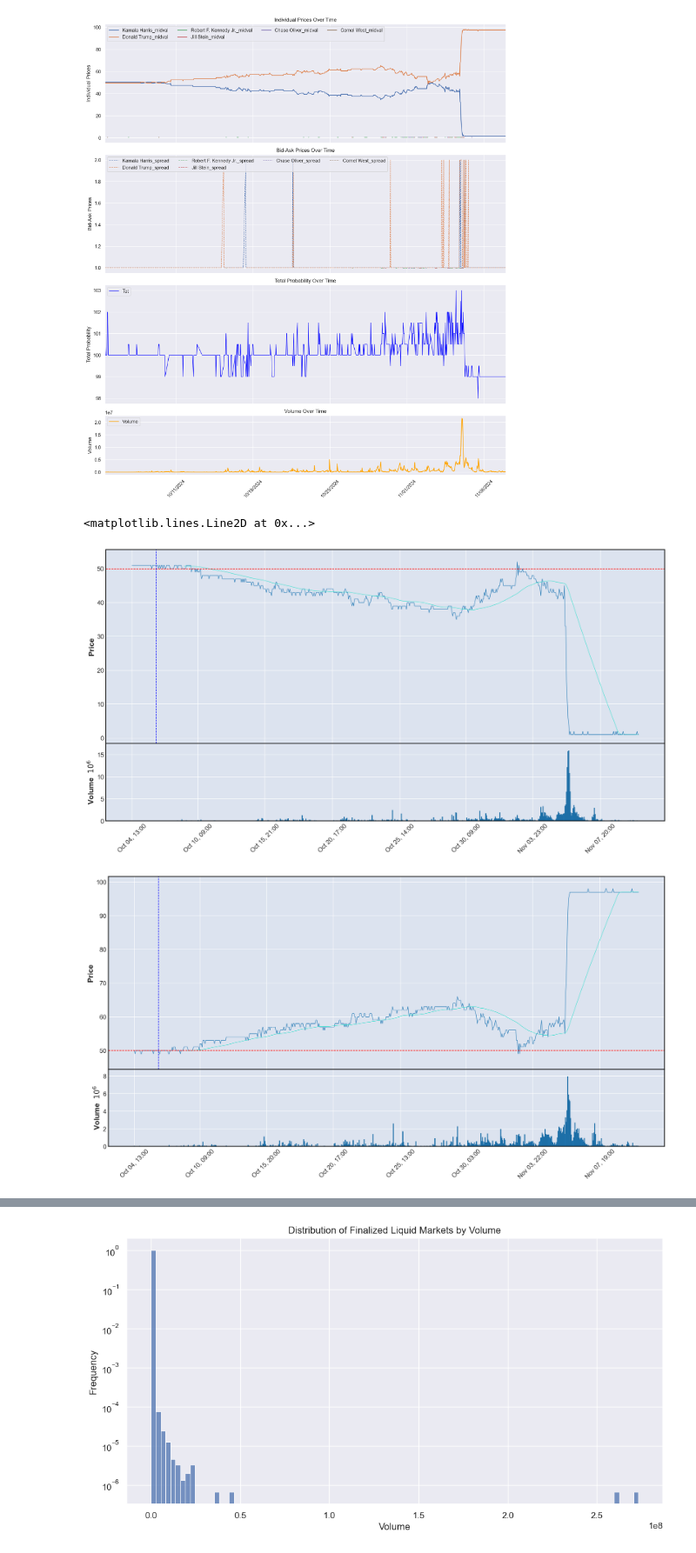
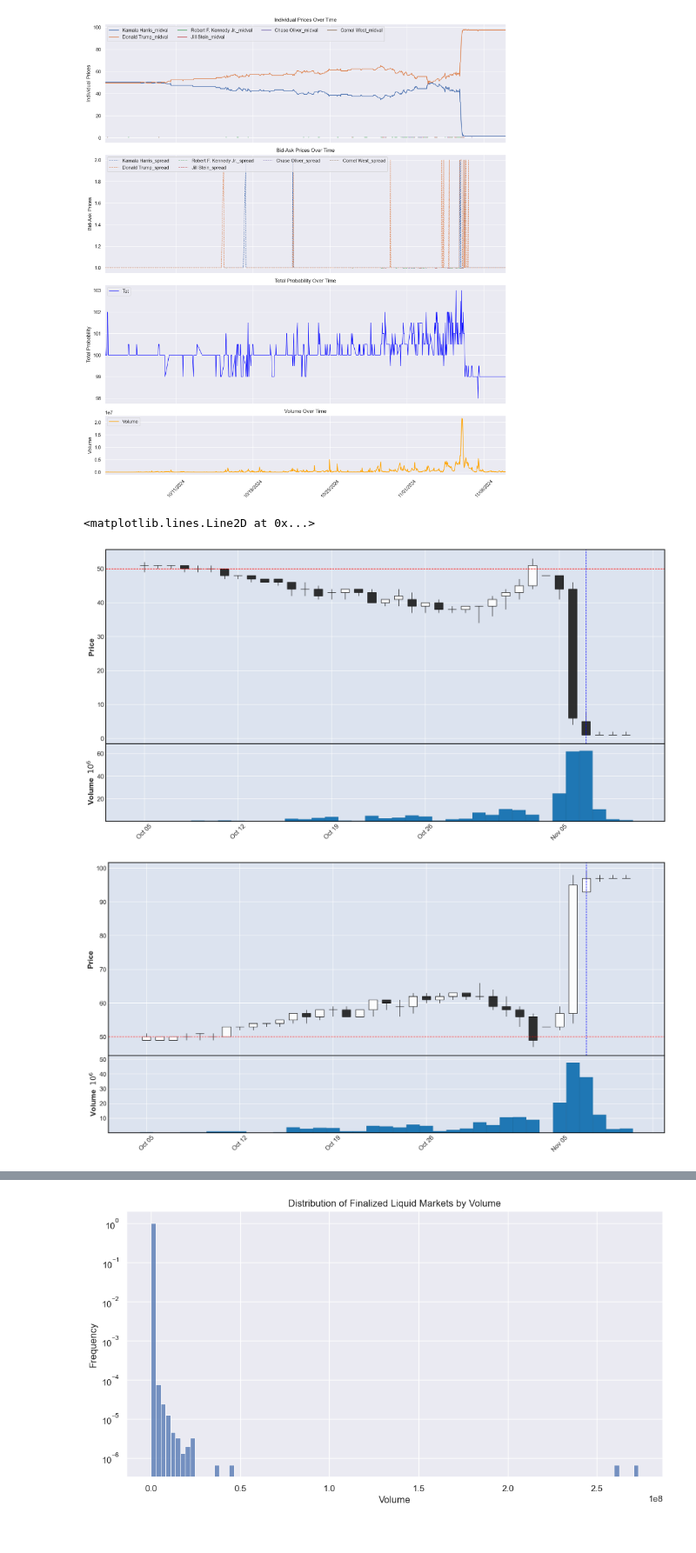
Before and after one commit to NiccoloComati/mykalshi, a Jupyter notebook: main.ipynb, the cells around one changed output, grey strips where cells are left out. Shown at 87% size. Drawn from its saved outputs; the diff is of its cells as text; code cells hidden in the pictures.

```diff
--- a/main.ipynb
+++ b/main.ipynb
@@ -210,7 +210,7 @@ pres_djt_data = market.get_full_market(
     ticker="PRES-2024-DJT",
     # start_ts="04/01/2024",
     end_ts="11/10/2024",
-    period_interval='h'
+    period_interval='d'
 )
 
 pres_kh_data = market.get_full_market(
@@ -218,7 +218,7 @@ pres_kh_data = market.get_full_market(
     ticker="PRES-2024-KH",
     # start_ts="04/01/2024",
     end_ts="11/10/2024",
-    period_interval='h'
+    period_interval='d'
 )
 djt_df = market.candlesticks_to_df(pres_djt_data)
 kh_df = market.candlesticks_to_df(pres_kh_data)
@@ -232,37 +232,37 @@ fig, axes = mpf.plot(
     figratio=(20, 10),
     figscale=1.8,
     show_nontrading=False,
     mav=3*24,
     returnfig=True,
-    type='line',
+    type='candle',
 )
 
 # Set y-axis limits for the price chart (first axes object)
 # axes[0].set_ylim(0, 60)  # customize as needed
 
 # Add a horizontal line at y=50
 axes[0].axhline(y=50, color='red', linestyle='--', linewidth=1)
 axes[0].axvline(x=datetime.strptime('Feb 3 1970 00:00', '%b %d %Y %H:%M'), color='blue', linestyle='--', linewidth=1) # Don't know why date is fucked up here
 
 
 fig, axes = mpf.plot(
     djt_candlestick_df,
     volume=True,
     figratio=(20, 10),
     figscale=1.8,
     show_nontrading=False,
     mav=3*24,
     returnfig=True,
-    type='line',
+    type='candle',
 )
 
 # Add a horizontal line at y=50
 axes[0].axhline(y=50, color='red', linestyle='--', linewidth=1)
 axes[0].axvline(x=datetime.strptime('Feb 3 1970 00:00', '%b %d %Y %H:%M'), color='blue', linestyle='--', linewidth=1) # Don't know why date is fucked up here
 # %% [output]
 <matplotlib.lines.Line2D at 0x...>
-[figure, old version]
+[figure, new version]
-[figure, old version]
+[figure, new version]
 # %%
 import os
 import requests
```
